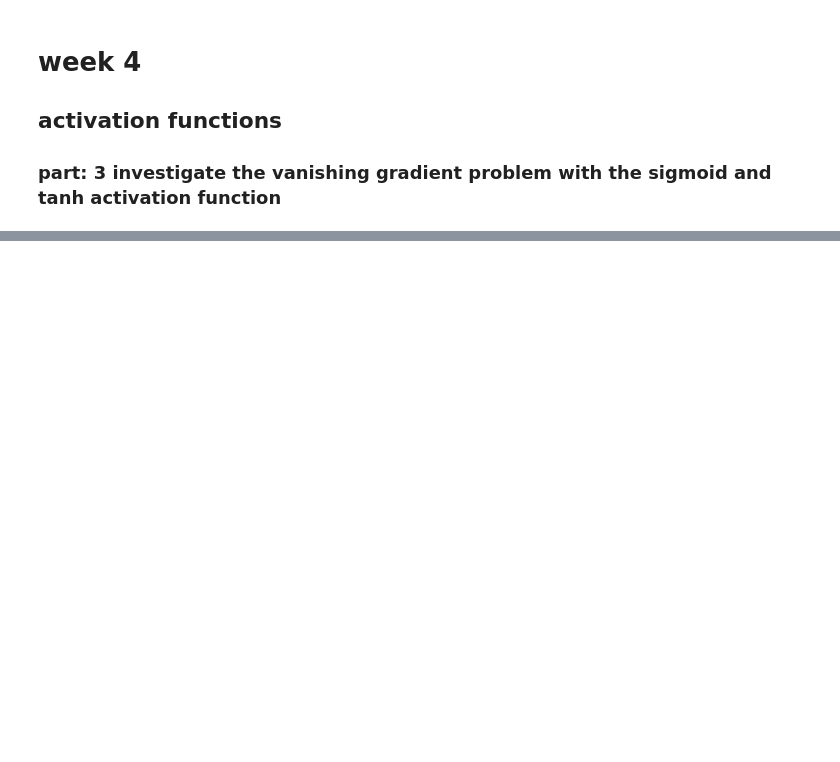
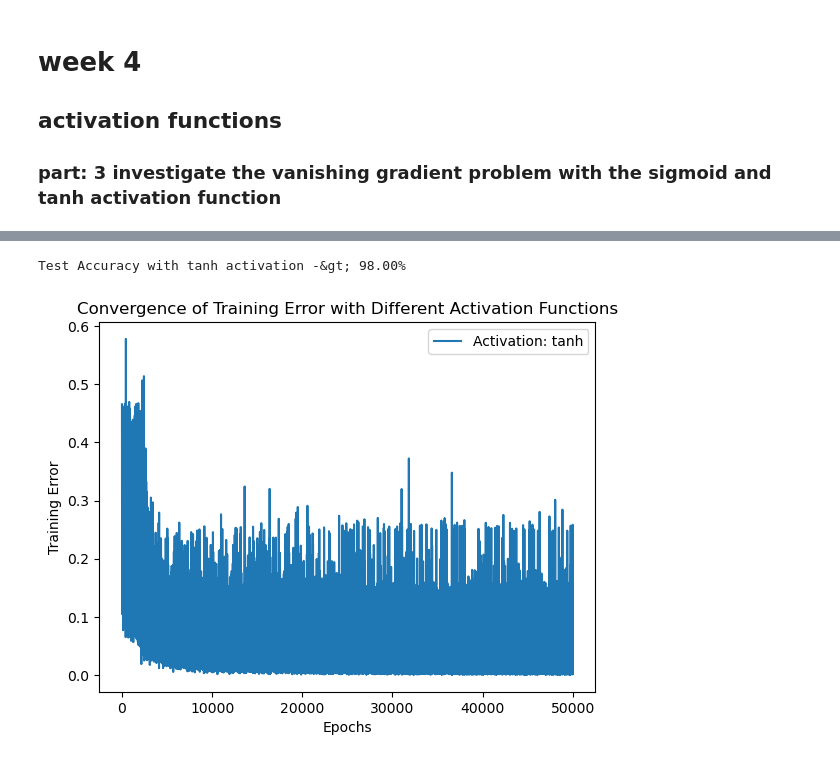
Before and after one commit to Rohithgg/neural-network-and-deep-learning-lab, a Jupyter notebook: week4p3.ipynb, the cells around one changed output, grey strips where cells are left out. Saved outputs shown, nothing was run; the diff lists cells and outputs as text; code cells hidden in the pictures; blank space fills up the shorter version.

```diff
--- a/week4p3.ipynb
+++ b/week4p3.ipynb
@@ -152,0 +23,19 @@ print(f&#39;Final Test Accuracy with {activation} activation: {acc:.2f}%&#39;)
+# %%
+# Step 2: Define activation functions and their derivatives
+def sigmoid(x):
+    return 1 / (1 + np.exp(-x))
+
+def sigmoid_derivative(x):
+    return x * (1 - x)
+
+def relu(x):
+    return np.maximum(0, x)
+
+def relu_derivative(x):
+    return (x > 0).astype(float)
+
+def tanh(x):
+    return np.tanh(x)
+
+def tanh_derivative(x):
+    return 1 - np.tanh(x) ** 2
@@ -152,0 +112,9 @@ print(f&#39;Final Test Accuracy with {activation} activation: {acc:.2f}%&#39;)
+# %%
+# Experiment with different activation functions
+activations = ['sigmoid', 'relu','tanh']
+accuracies = {}
+
+for activation in activations:
+    print(f"Experimenting with Activation Function: {activation}")
+    mlp = MLP(input_size=2, hidden_size=5, output_size=2, activation=activation, learning_rate=0.1, epochs=1000, batch_size=8)
+    mlp.train(X_train, y_train)
@@ -152,0 +139,20 @@ print(f&#39;Final Test Accuracy with {activation} activation: {acc:.2f}%&#39;)
+# %%
+# Step 5: Plot convergence of training error
+plt.plot(mlp.losses, label=f'Activation: {activation}')
+
+# Evaluate the trained model
+predictions = mlp.predict(X_test)
+y_test_labels = np.argmax(y_test, axis=1)
+
+accuracy = np.mean(predictions == y_test_labels)
+accuracies[activation] = accuracy * 100
+print(f"Test Accuracy with {activation} activation -&gt; {accuracy * 100:.2f}%")
+
+plt.xlabel("Epochs")
+plt.ylabel("Training Error")
+plt.title("Convergence of Training Error with Different Activation Functions")
+plt.legend()
+plt.show()
+# %% [output]
+Test Accuracy with tanh activation -&gt; 98.00%
+[figure, added]
```
Also changed, not shown: parts of 7 cells of this notebook, 4 other files.
